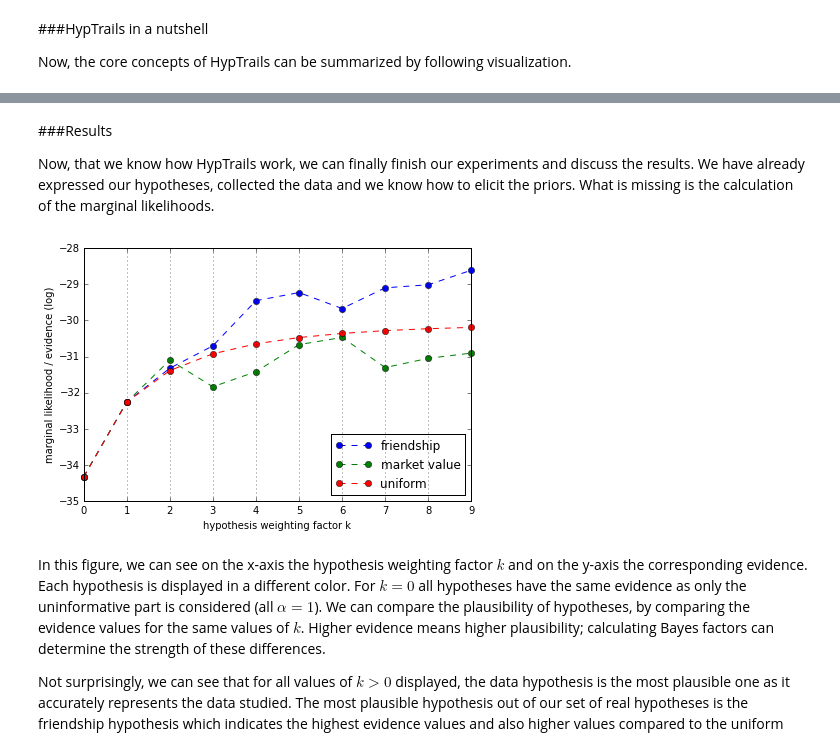
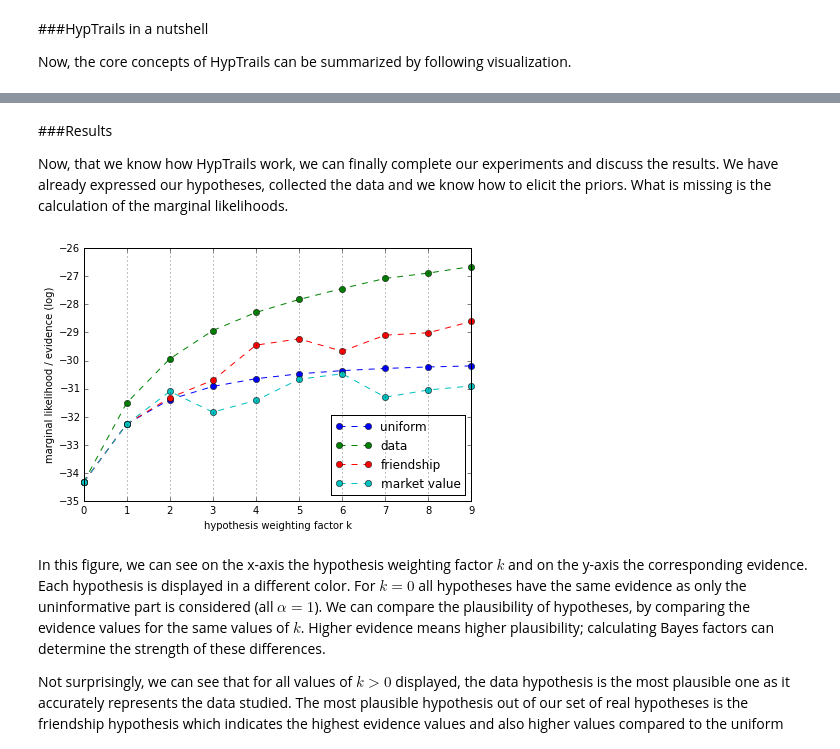
Before and after one commit to psinger/HypTrails, a Jupyter notebook: tutorial/hyptrails_tutorial.ipynb, the cells around one changed output, grey strips where cells are left out. Saved outputs shown, nothing was run; the diff lists cells and outputs as text; code cells hidden in the pictures.

```diff
--- a/tutorial/hyptrails_tutorial.ipynb
+++ b/tutorial/hyptrails_tutorial.ipynb
@@ -842,7 +866,7 @@ Image(url="http://i.imgur.com/EZTKWcc.png")
 # %% [markdown]
 ###Results
 
-Now, that we know how HypTrails work, we can finally finish our experiments and discuss the results. We have already expressed our hypotheses, collected the data and we know how to elicit the priors. What is missing is the calculation of the marginal likelihoods.
+Now, that we know how HypTrails work, we can finally complete our experiments and discuss the results. We have already expressed our hypotheses, collected the data and we know how to elicit the priors. What is missing is the calculation of the marginal likelihoods.
 # %%
 from hyptrails.trial_roulette import *
 def calc_evidence(matrix, trails, vocab, ax, label):
@@ -884,44 +908,48 @@ fig = plt.figure()
 ax = fig.add_subplot(111)
 
 # Now, let us calculate the evidences
-ret = calc_evidence(q_friendship, trails, vocab, ax, "friendship")
 
-ret = calc_evidence(q_market, trails, vocab, ax, "market value")
-
+# Uniform hypothesis
 ret = calc_evidence(q_uniform, trails, vocab, ax, "uniform")
 
 # Let us also consider a data hypothesis which should be the best
 
 markov = MarkovChain(k=1, use_prior=False, reset = False, modus="mle")
 markov.prepare_data(trails)
 markov.fit(trails)
 mle = markov.transition_dict_
 
 # Now we use the parameter configuration from the MLE as a hypothesis
 i_indices = list()
 j_indices = list()
 values = list()
 for s,targets in mle.iteritems():
     for t, v in targets.iteritems():
         i_indices.append(vocab[s[0]])
         j_indices.append(vocab[t])
         values.append(v)
 
 q_data = csr_matrix((values, (i_indices, j_indices)),
                  shape=(len(vocab), len(vocab)), dtype=np.float64)
 
-#ret = calc_evidence(q_data, trails, vocab, ax, "data")
+ret = calc_evidence(q_data, trails, vocab, ax, "data")
+
+# Friendship hypothesis
+ret = calc_evidence(q_friendship, trails, vocab, ax, "friendship")
+
+# Market value hypothesis
+ret = calc_evidence(q_market, trails, vocab, ax, "market value")
 
 # Further plotting
 ax.set_xlabel("hypothesis weighting factor k")
 ax.set_ylabel("marginal likelihood / evidence (log)")
 
 plt.legend(loc=4, handlelength = 3)
 plt.grid(False)
 ax.xaxis.grid(True)
 plt.tight_layout(pad=0.2)
 # %% [output]
-[figure, old version]
+[figure, new version]
 # %% [markdown]
 In this figure, we can see on the x-axis the hypothesis weighting factor $k$ and on the y-axis the corresponding evidence. Each hypothesis is displayed in a different color. For $k=0$ all hypotheses have the same evidence as only the uninformative part is considered (all $\alpha=1$). We can compare the plausibility of hypotheses, by comparing the evidence values for the same values of $k$. Higher evidence means higher plausibility; calculating Bayes factors can determine the strength of these differences.
 
```
Also changed, not shown: parts of 45 cells of this notebook, 1 other file.
